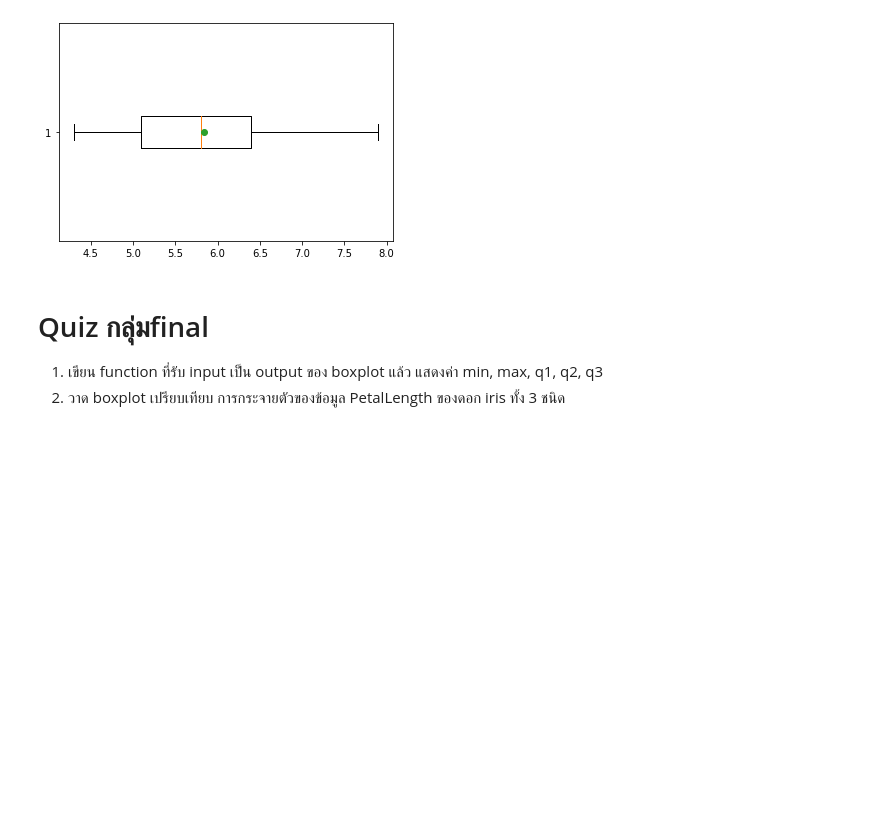
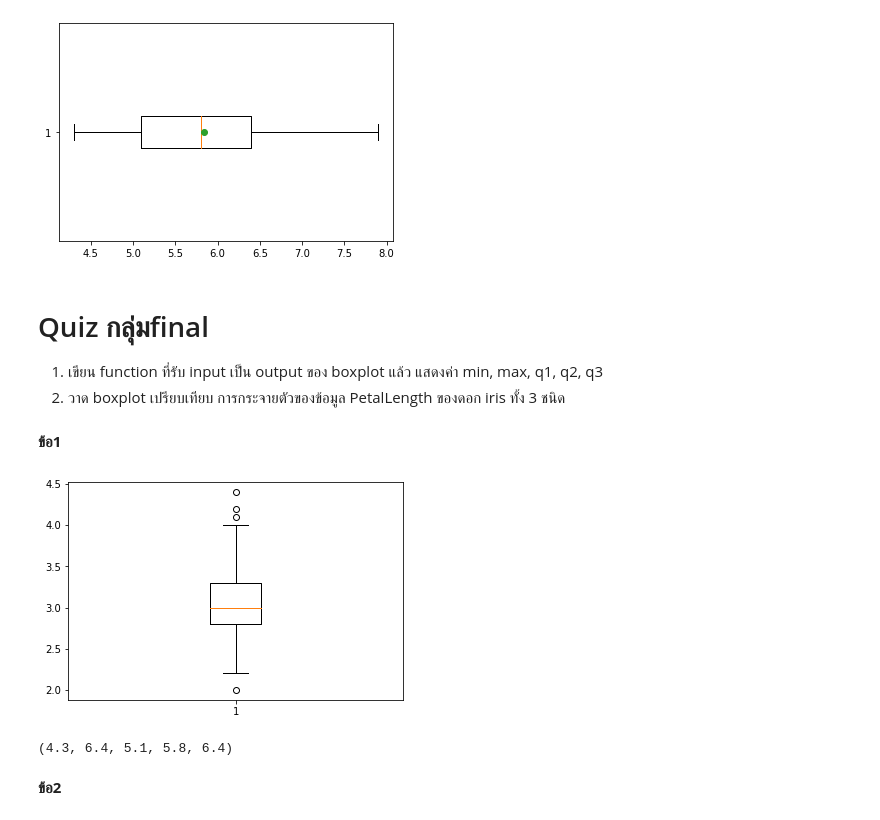
Before and after one commit to Gcpppinpak/data_viz_2022, a Jupyter notebook: DataViz02_Data_Distribution_.ipynb, the cells around one changed output. Drawn from its saved outputs; the diff is of its cells as text; code cells hidden in the pictures; blank space fills up the shorter version.

```diff
--- a/DataViz02_Data_Distribution_.ipynb
+++ b/DataViz02_Data_Distribution_.ipynb
@@ -288,3 +288,5 @@ plt.boxplot(df['SepalLength'],vert=False,showmeans=True,meanprops={'marker':'o'}
 
 1. เขียน function ที่รับ input เป็น output ของ boxplot แล้ว แสดงค่า min, max, q1, q2, q3
 2. วาด boxplot เปรียบเทียบ การกระจายตัวของข้อมูล PetalLength ของดอก iris ทั้ง 3 ชนิด
+# %% [markdown]
+**ข้อ1**
@@ -290,0 +302,10 @@ plt.boxplot(df['SepalLength'],vert=False,showmeans=True,meanprops={'marker':'o'}
+# %%
+x=plt.boxplot(df['SepalWidth'])
+# %% [output]
+[figure, added]
+# %%
+box_vals(ybp)
+# %% [output]
+(4.3, 6.4, 5.1, 5.8, 6.4)
+# %% [markdown]
+**ข้อ2**
```
Also changed, not shown: parts of 3 cells of this notebook.
